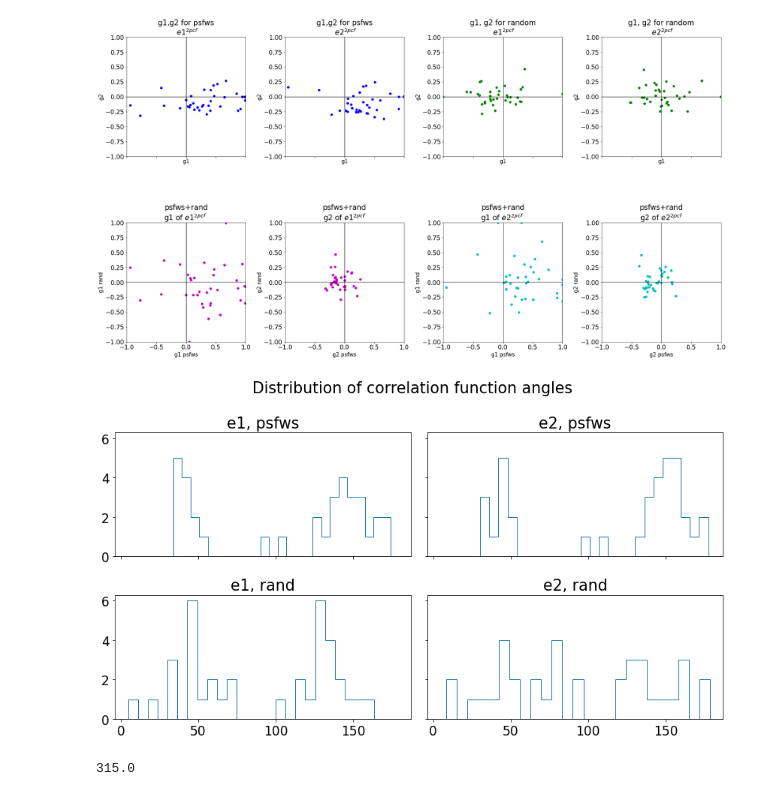
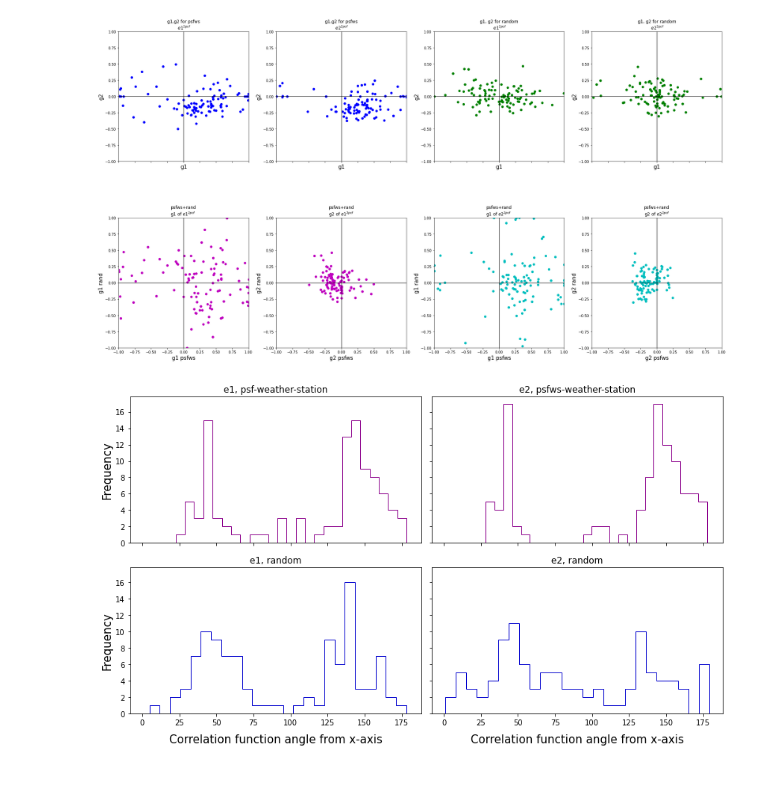
Before and after one commit to insepien/psf, a Jupyter notebook: plot_2pcf_fit.ipynb, the cells around one changed output. Saved outputs shown, nothing was run; the diff lists cells and outputs as text; code cells hidden in the pictures.

Commit message:
2pcf plot with more data points

```diff
--- a/plot_2pcf_fit.ipynb
+++ b/plot_2pcf_fit.ipynb
@@ -4,4 +4,8 @@ import numpy as np
 import pandas as pd
 import matplotlib.pyplot as plt
 #d = pickle.load(open("dict2pR/dict_rand_7.pkl", "rb"))
+# %%
+seeds = list(range(6,11))+[22,23,25,26,27]+list(range(30,35))+list(range(36,40))
+seeds +=list(range(42,54))+list(range(55,61))+list(range(62,70))+list(range(71,91))
+seeds += list(range(90,123))+list(range(124,130))
 # %%
@@ -124,7 +123,7 @@ fig, ax = plt.subplots(2,4, figsize=(25,15),sharex=True)
 [a.set_ylabel("g2 rand") for a in [ax[1,1],ax[1,3]]]
 fig.tight_layout()
 # %% [output]
-[figure, old version]
+[figure, new version]
 # %%
 #MY MATH
 def get_phi(g1, g2):
@@ -153,22 +152,21 @@ eR['e2_phiR'] = get_phi(eR["e2_g2"],eR["e2_g1"])
 # %%
 things = [eP["e1_phiP"], eP['e2_phiP'], eR['e1_phiR'], eR['e2_phiR']]
 fig,ax =plt.subplots(2,2,figsize=(12,7), sharey=True, sharex=True)
 binn = 25
-ax[0,0].hist(things[0], bins=binn, histtype='step')
-ax[0,1].hist(things[1], bins=binn, histtype='step')
-ax[1,0].hist(things[2], bins=binn, histtype='step')
-ax[1,1].hist(things[3], bins=binn, histtype='step')
+ax[0,0].hist(things[0], bins=binn, histtype='step', color="darkmagenta")
+ax[0,1].hist(things[1], bins=binn, histtype='step', color="darkmagenta")
+ax[1,0].hist(things[2], bins=binn, histtype='step', color="mediumblue")
+ax[1,1].hist(things[3], bins=binn, histtype='step', color="mediumblue")
 
-ax[0,0].set_title("e1, psfws")
-ax[0,1].set_title("e2, psfws")
-ax[1,0].set_title("e1, rand")
-ax[1,1].set_title("e2, rand")
+ax[0,0].set_title("e1, psf-weather-station")
+ax[0,1].set_title("e2, psfws-weather-station")
+ax[1,0].set_title("e1, random")
+ax[1,1].set_title("e2, random")
 
-fig.suptitle("Distribution of correlation function angles")
+[a.set_xlabel("Correlation function angle from x-axis", labelpad=10) for a in ax[1]]
+ax[0,0].set_ylabel("Frequency")
+ax[1,0].set_ylabel("Frequency")
+
 fig.tight_layout()
 # %% [output]
-[figure, old version]
+[figure, new version]
-# %%
-np.arctan2(0.5,-0.5)*180/np.pi+180
-# %% [output]
-315.0
```
Also changed, not shown: parts of 2 cells of this notebook.
